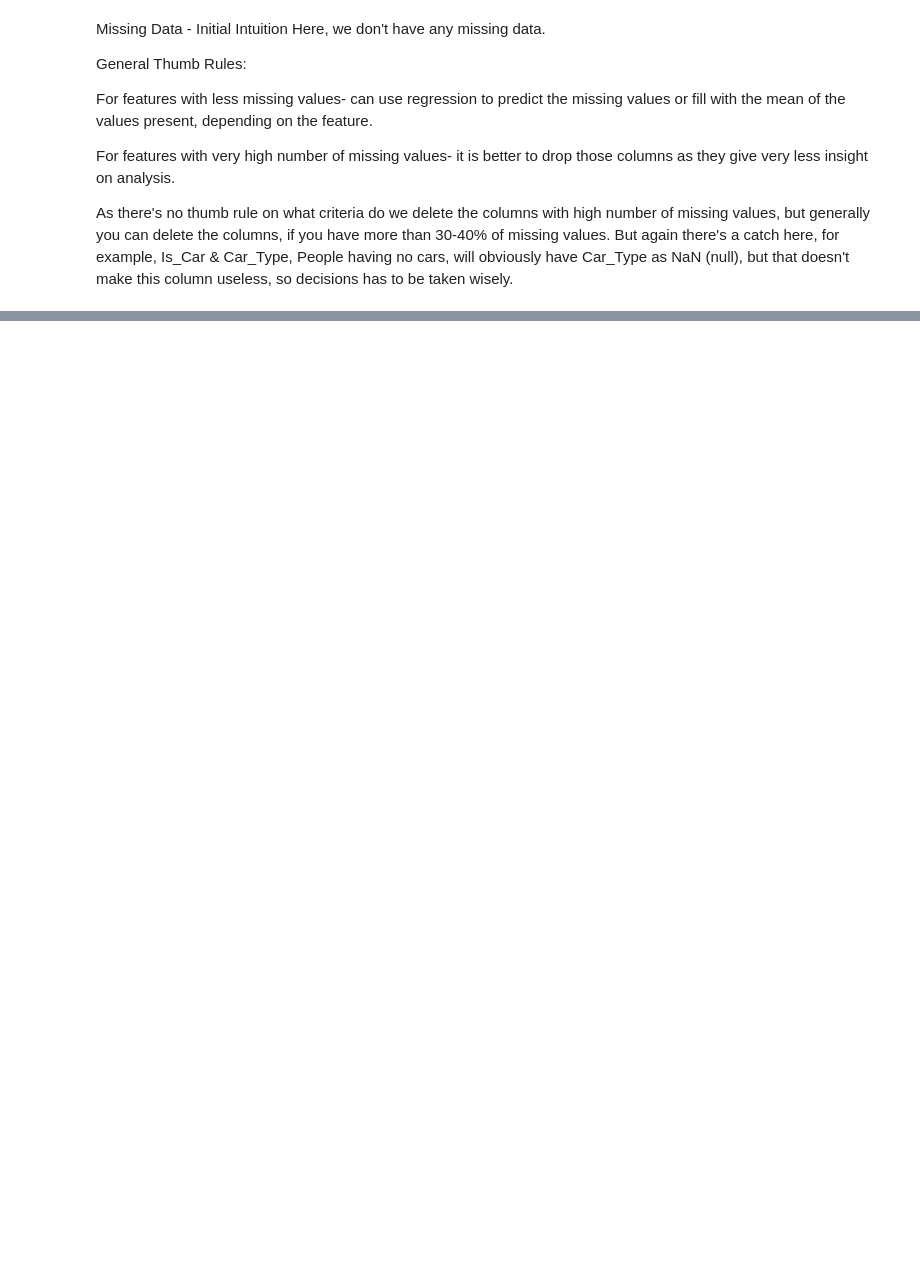
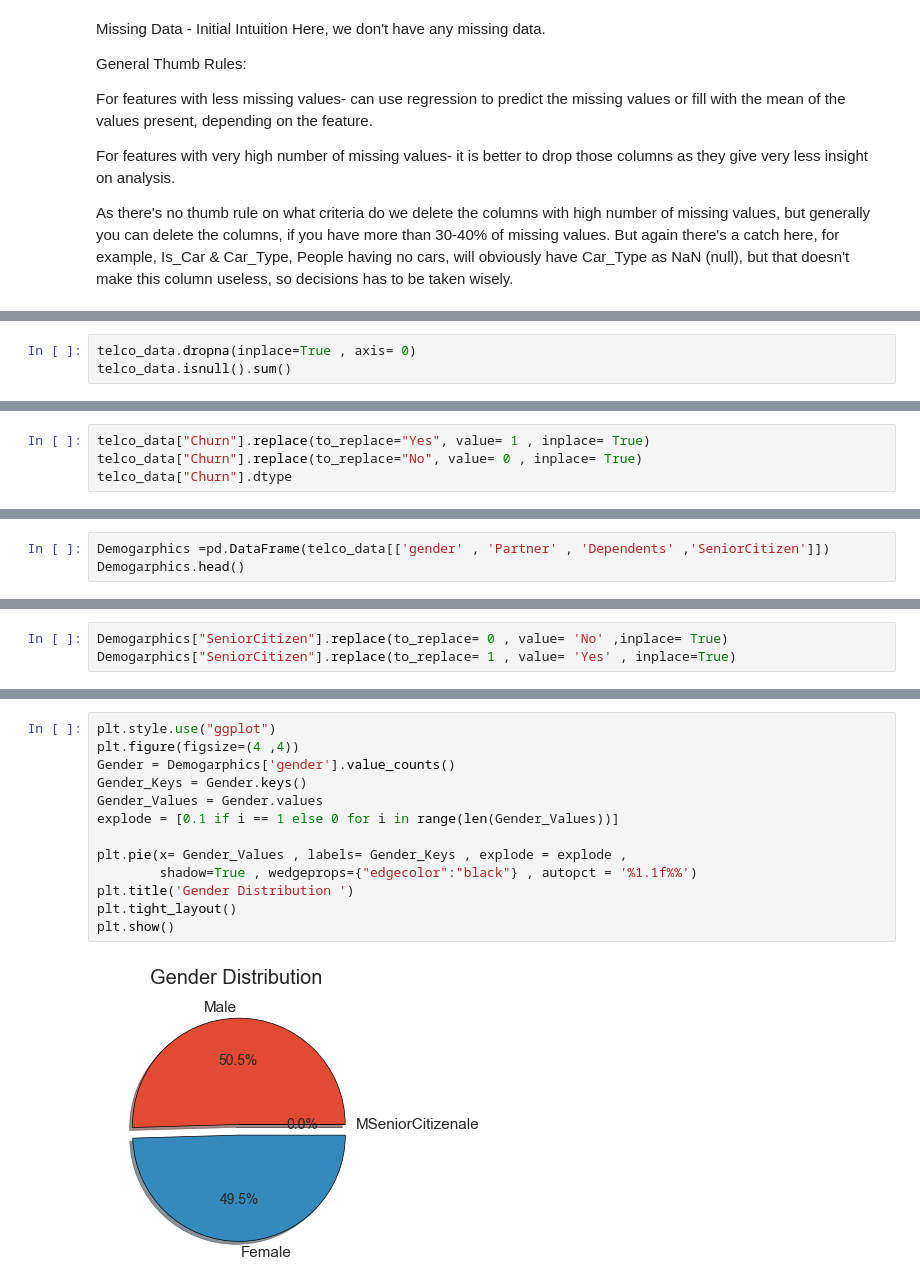
Before and after one commit to raghul017/Customer_Churn_Analysis, a Jupyter notebook: Customer.ipynb, the cells around one changed output, grey strips where cells are left out. Saved outputs shown, nothing was run; the diff lists cells and outputs as text; blank space fills up the shorter version.

```diff
--- a/Customer.ipynb
+++ b/Customer.ipynb
@@ -138,0 +225,3 @@ As there's no thumb rule on what criteria do we delete the columns with high num
+# %%
+telco_data.dropna(inplace=True , axis= 0)
+telco_data.isnull().sum()
@@ -138,0 +266,4 @@ As there's no thumb rule on what criteria do we delete the columns with high num
+# %%
+telco_data["Churn"].replace(to_replace="Yes", value= 1 , inplace= True)
+telco_data["Churn"].replace(to_replace="No", value= 0 , inplace= True)
+telco_data["Churn"].dtype
@@ -138,0 +327,3 @@ As there's no thumb rule on what criteria do we delete the columns with high num
+# %%
+Demogarphics =pd.DataFrame(telco_data[['gender' , 'Partner' , 'Dependents' ,'SeniorCitizen']])
+Demogarphics.head()
@@ -138,0 +346,3 @@ As there's no thumb rule on what criteria do we delete the columns with high num
+# %%
+Demogarphics["SeniorCitizen"].replace(to_replace= 0 , value= 'No' ,inplace= True)
+Demogarphics["SeniorCitizen"].replace(to_replace= 1 , value= 'Yes' , inplace=True)
@@ -138,0 +356,15 @@ As there's no thumb rule on what criteria do we delete the columns with high num
+# %%
+plt.style.use("ggplot")
+plt.figure(figsize=(4 ,4))
+Gender = Demogarphics['gender'].value_counts()
+Gender_Keys = Gender.keys()
+Gender_Values = Gender.values
+explode = [0.1 if i == 1 else 0 for i in range(len(Gender_Values))]
+
+plt.pie(x= Gender_Values , labels= Gender_Keys , explode = explode ,
+        shadow=True , wedgeprops={"edgecolor":"black"} , autopct = '%1.1f%%')
+plt.title('Gender Distribution ')
+plt.tight_layout()
+plt.show()
+# %% [output]
+[figure, added]
```
Also changed, not shown: parts of 41 cells of this notebook.
